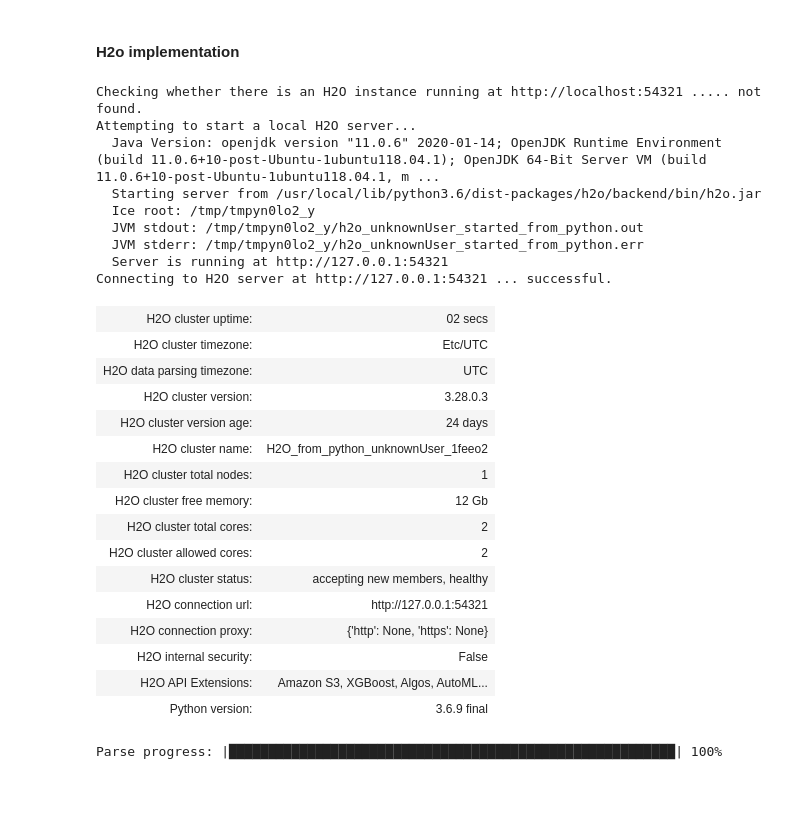
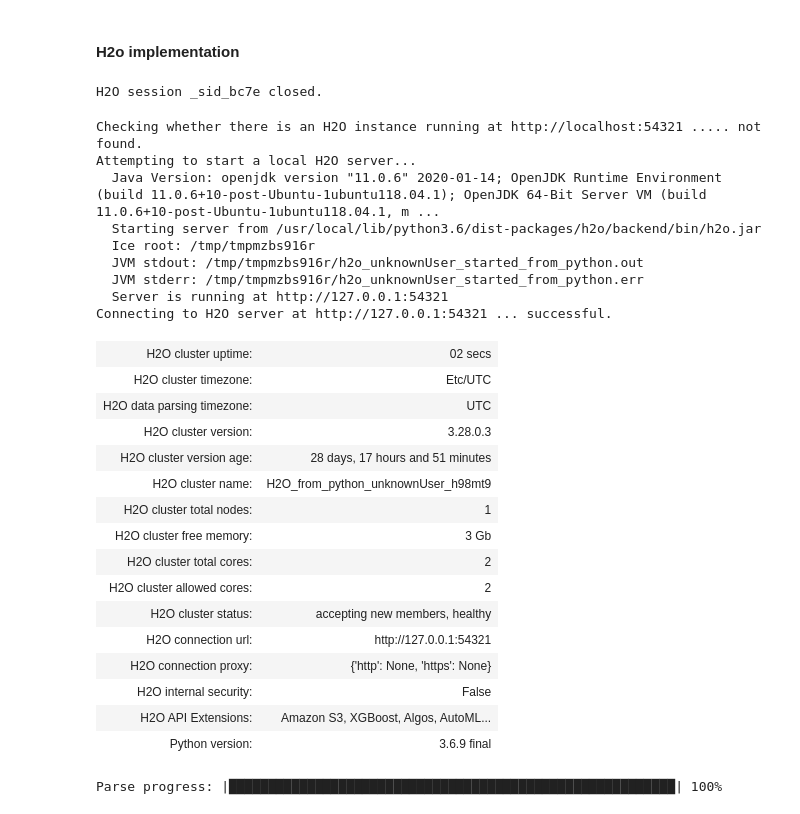
Before and after one commit to kenzaxtazi/agri-risk, a Jupyter notebook: Model_exploration_Raghul.ipynb, the cells around one changed output. Drawn from its saved outputs; the diff is of its cells as text; code cells hidden in the pictures.

```diff
--- a/Model_exploration_Raghul.ipynb
+++ b/Model_exploration_Raghul.ipynb
@@ -428,27 +428,32 @@ rnd_reg.score(test_set_x_prepared,test_set_y)
 It could overfit if I train with enough max leaf nodes.
 # %% [markdown]
 #### H2o implementation ####
+# %%
+h2o.shutdown()
+# %% [output]
+H2O session _sid_bc7e closed.
 # %%
 import h2o
-h2o.init(nthreads = -1, max_mem_size = 12)
+h2o.init(nthreads=-1)
+#h2o.init(nthreads = -1, max_mem_size = 12)
 # %% [output]
 Checking whether there is an H2O instance running at http://localhost:54321 ..... not found.
 Attempting to start a local H2O server...
   Java Version: openjdk version "11.0.6" 2020-01-14; OpenJDK Runtime Environment (build 11.0.6+10-post-Ubuntu-1ubuntu118.04.1); OpenJDK 64-Bit Server VM (build 11.0.6+10-post-Ubuntu-1ubuntu118.04.1, m ...
   Starting server from /usr/local/lib/python3.6/dist-packages/h2o/backend/bin/h2o.jar
-  Ice root: /tmp/tmpyn0lo2_y
-  JVM stdout: /tmp/tmpyn0lo2_y/h2o_unknownUser_started_from_python.out
-  JVM stderr: /tmp/tmpyn0lo2_y/h2o_unknownUser_started_from_python.err
+  Ice root: /tmp/tmpmzbs916r
+  JVM stdout: /tmp/tmpmzbs916r/h2o_unknownUser_started_from_python.out
+  JVM stderr: /tmp/tmpmzbs916r/h2o_unknownUser_started_from_python.err
   Server is running at http://127.0.0.1:54321
 Connecting to H2O server at http://127.0.0.1:54321 ... successful.
 | H2O cluster uptime: | 02 secs |
 | H2O cluster timezone: | Etc/UTC |
 | H2O data parsing timezone: | UTC |
 | H2O cluster version: | 3.28.0.3 |
-| H2O cluster version age: | 24 days |
-| H2O cluster name: | H2O_from_python_unknownUser_1feeo2 |
+| H2O cluster version age: | 28 days, 17 hours and 51 minutes |
+| H2O cluster name: | H2O_from_python_unknownUser_h98mt9 |
 | H2O cluster total nodes: | 1 |
-| H2O cluster free memory: | 12 Gb |
+| H2O cluster free memory: | 3 Gb |
 | H2O cluster total cores: | 2 |
 | H2O cluster allowed cores: | 2 |
 | H2O cluster status: | accepting new members, healthy |
```
Also changed, not shown: parts of 51 cells of this notebook.
